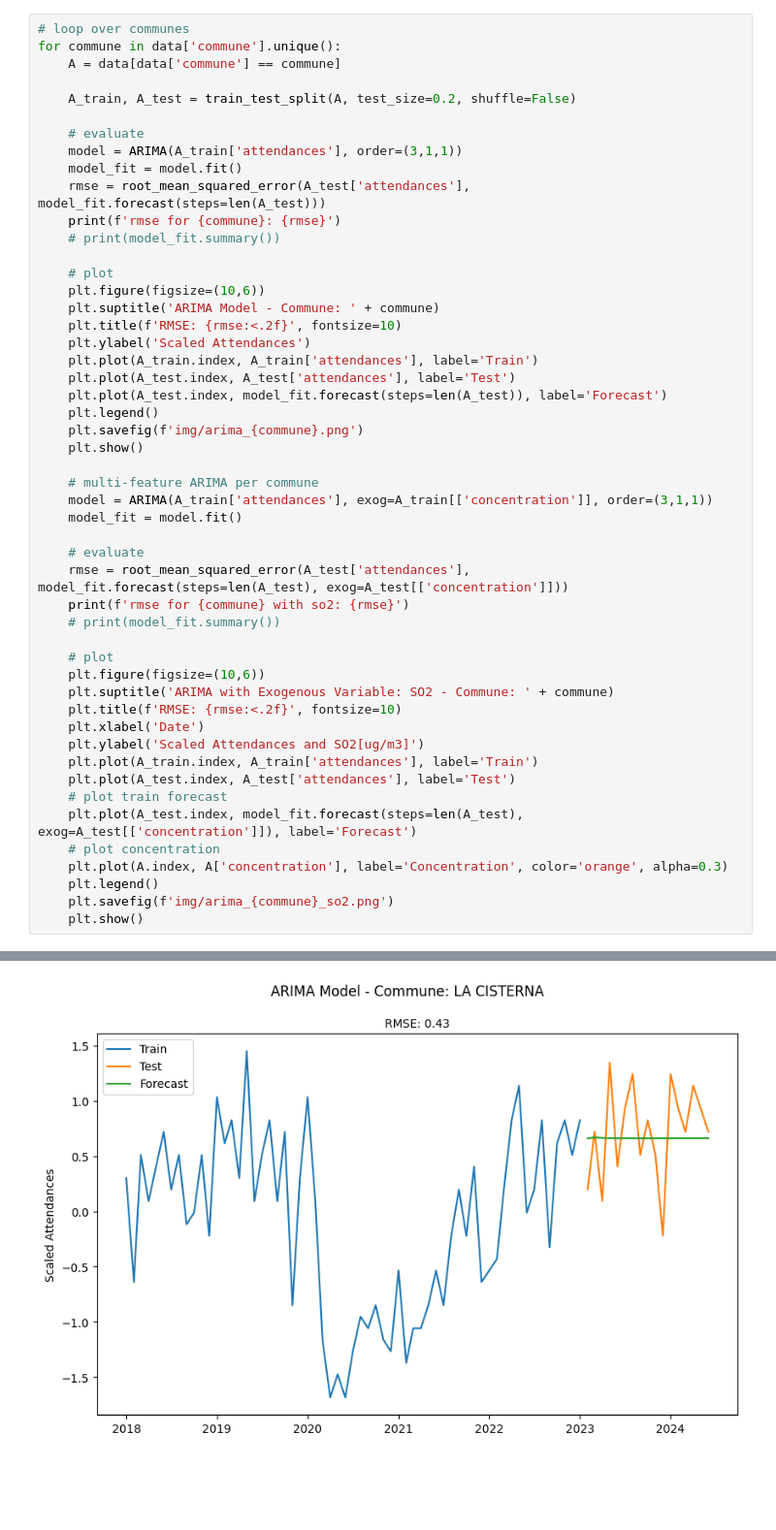
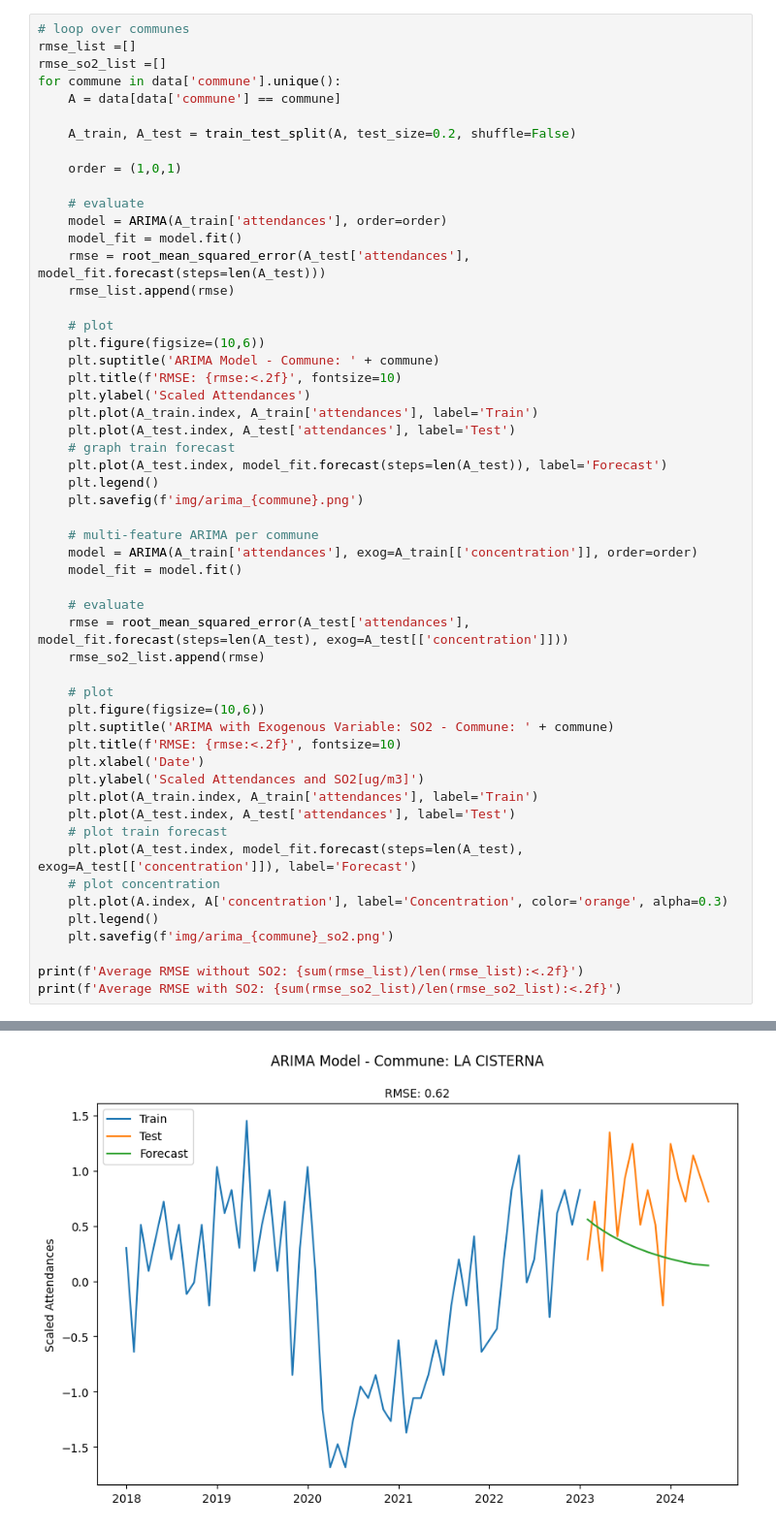
Before and after one commit to JPRosenberg/mental-health-exploration, a Jupyter notebook: exo-arima.ipynb, the cells around one changed output, grey strips where cells are left out. Shown at 97% size. Saved outputs shown, nothing was run; the diff lists cells and outputs as text; blank space fills up the shorter version.

```diff
--- a/exo-arima.ipynb
+++ b/exo-arima.ipynb
@@ -71,16 +121,19 @@ data
 # %%
 # loop over communes
+rmse_list =[]
+rmse_so2_list =[]
 for commune in data['commune'].unique():
     A = data[data['commune'] == commune]
 
     A_train, A_test = train_test_split(A, test_size=0.2, shuffle=False)
 
+    order = (1,0,1)
+
     # evaluate
-    model = ARIMA(A_train['attendances'], order=(3,1,1))
+    model = ARIMA(A_train['attendances'], order=order)
     model_fit = model.fit()
     rmse = root_mean_squared_error(A_test['attendances'], model_fit.forecast(steps=len(A_test)))
-    print(f'rmse for {commune}: {rmse}')
-    # print(model_fit.summary())
+    rmse_list.append(rmse)
 
     # plot
     plt.figure(figsize=(10,6))
@@ -89,19 +142,18 @@ for commune in data['commune'].unique():
     plt.ylabel('Scaled Attendances')
     plt.plot(A_train.index, A_train['attendances'], label='Train')
     plt.plot(A_test.index, A_test['attendances'], label='Test')
+    # graph train forecast
     plt.plot(A_test.index, model_fit.forecast(steps=len(A_test)), label='Forecast')
     plt.legend()
     plt.savefig(f'img/arima_{commune}.png')
-    plt.show()
 
     # multi-feature ARIMA per commune
-    model = ARIMA(A_train['attendances'], exog=A_train[['concentration']], order=(3,1,1))
+    model = ARIMA(A_train['attendances'], exog=A_train[['concentration']], order=order)
     model_fit = model.fit()
 
     # evaluate
     rmse = root_mean_squared_error(A_test['attendances'], model_fit.forecast(steps=len(A_test), exog=A_test[['concentration']]))
-    print(f'rmse for {commune} with so2: {rmse}')
-    # print(model_fit.summary())
+    rmse_so2_list.append(rmse)
 
     # plot
     plt.figure(figsize=(10,6))
@@ -117,5 +169,7 @@ for commune in data['commune'].unique():
     plt.plot(A.index, A['concentration'], label='Concentration', color='orange', alpha=0.3)
     plt.legend()
     plt.savefig(f'img/arima_{commune}_so2.png')
-    plt.show()
+
+print(f'Average RMSE without SO2: {sum(rmse_list)/len(rmse_list):<.2f}')
+print(f'Average RMSE with SO2: {sum(rmse_so2_list)/len(rmse_so2_list):<.2f}')
 # %% [output]
@@ -123 +178 @@ rmse for LA CISTERNA: 0.43185050497440053
-[figure, old version]
+[figure, new version]
```
Also changed, not shown: parts of 3 cells of this notebook, 10 other files.
